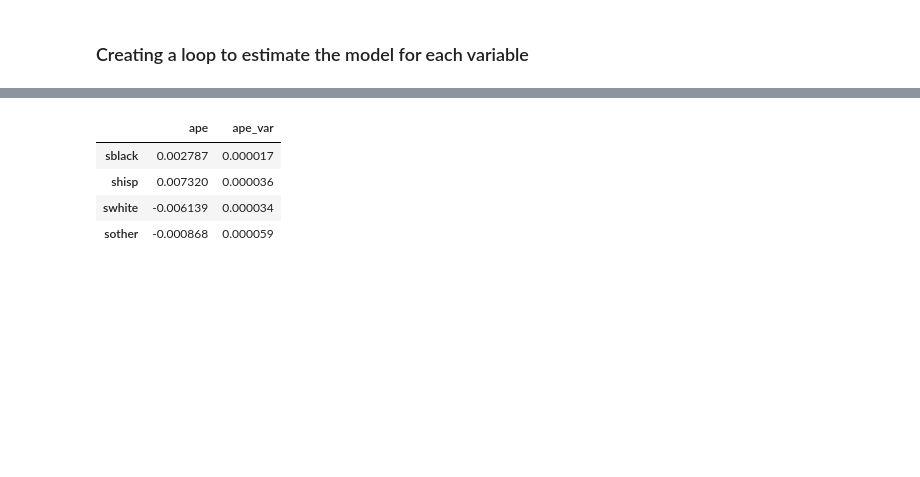
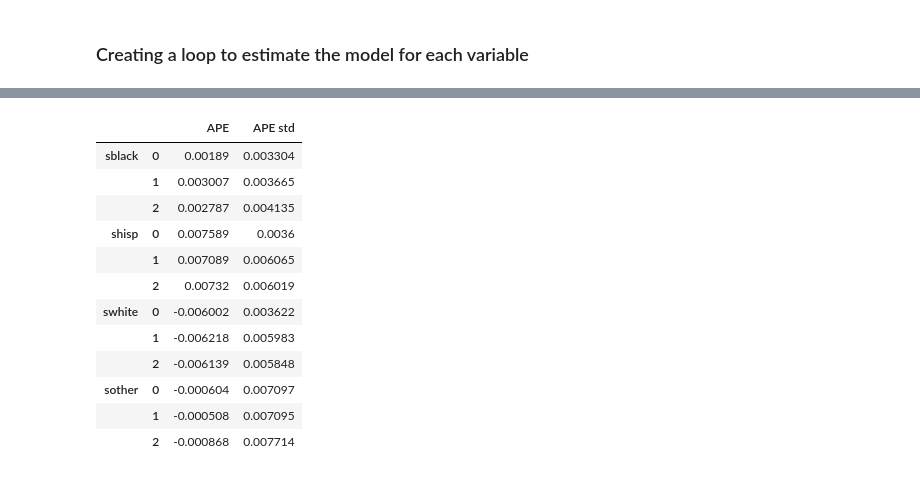
Before and after one commit to gqh814/AME_projects, a Jupyter notebook: project3/main.ipynb, the cells around one changed output, grey strips where cells are left out. Cells and saved outputs as stored; diff of their text form; code cells hidden in the pictures; blank space fills up the shorter version.

Commit message:
finalizing logit

```diff
--- a/project3/main.ipynb
+++ b/project3/main.ipynb
@@ -254,0 +255,28 @@ df_logit = pd.DataFrame.from_dict(resDict, orient='index').drop(columns=['ape',
+# %%
+coef_interest = 'sblack'
+
+# Create the list of variables
+xLabels = ['const',coef_interest,'smale','sage','sincome', 'sempl']
+xValues = dat[xLabels].values.reshape((N,len(xLabels)))
+
+# test if the matrix is full ran
+if la.matrix_rank(xValues) < xValues.shape[1]:
+    raise ValueError('The matrix is not full rank')
+
+# estimate the model logit model
+thetaInit = pm.starting_values(y, xValues)
+print(thetaInit)
+probit_results = est.estimate(pm.q, theta0=thetaInit, y=y, x=xValues, cov_type='Sandwich', options={'disp': False})
+
+for i in range(len(xLabels)):
+    print(f"Estimation of {xLabels[i]}: {probit_results['theta'][i]:10.3f} with std: {np.sqrt(probit_results['cov'][i,i]):10.3f}")
+print()
+
+# # calculate the average marginal effects
+# ape, ape_var, pe_sample_std = pm.average_partial_effect(x_i=xValues,                      # x-values
+#                                                          betas=probit_results['theta'],    # estimated coefficients
+#                                                          cov_matrix=probit_results['cov'], # covariance matrix
+#                                                          k=1 # location in the xLabels of the variable of interest
+#                                                          )
+
+# print(f"Average Partial Effect of {coef_interest}: {ape:4.3f} with std: {np.sqrt(ape_var[0])[0]:4.3f}")
@@ -255,8 +360,28 @@ df_logit = pd.DataFrame.from_dict(resDict, orient='index').drop(columns=['ape',
 # %%
-pd.DataFrame.from_dict(resDict, orient='index')[['ape', 'ape_var']]
+df_logit = pd.DataFrame.from_dict(resDict, orient='index')#.drop(columns=['ape', 'ape_var'])
+df_logit.stack().to_frame()
+df_logit = pd.json_normalize(resDict)
-# %% [output]
-|  | ape | ape_var |
-| sblack | 0.002787 | 0.000017 |
-| shisp | 0.007320 | 0.000036 |
-| swhite | -0.006139 | 0.000034 |
-| sother | -0.000868 | 0.000059 |
+# %%
+logit_ape = pd.DataFrame(index=pd.MultiIndex.from_product([resDict.keys(), resDict['sblack'].keys()]),
+                columns=['APE','APE std']
+                )
+
+for race, mod in logit_ape.index:
+    logit_ape.loc[(race, mod),'APE'] = resDict[race][mod]['ape']
+    logit_ape.loc[(race, mod),'APE std'] = np.sqrt(resDict[race][mod]['ape_var'])
+
+logit_ape
+# %% [output]
+|  |  | APE | APE std |
+| sblack | 0 | 0.00189 | 0.003304 |
+|  | 1 | 0.003007 | 0.003665 |
+|  | 2 | 0.002787 | 0.004135 |
+| shisp | 0 | 0.007589 | 0.0036 |
+|  | 1 | 0.007089 | 0.006065 |
+|  | 2 | 0.00732 | 0.006019 |
+| swhite | 0 | -0.006002 | 0.003622 |
+|  | 1 | -0.006218 | 0.005983 |
+|  | 2 | -0.006139 | 0.005848 |
+| sother | 0 | -0.000604 | 0.007097 |
+|  | 1 | -0.000508 | 0.007095 |
+|  | 2 | -0.000868 | 0.007714 |
```
Also changed, not shown: parts of 15 cells of this notebook, 2 other files.
